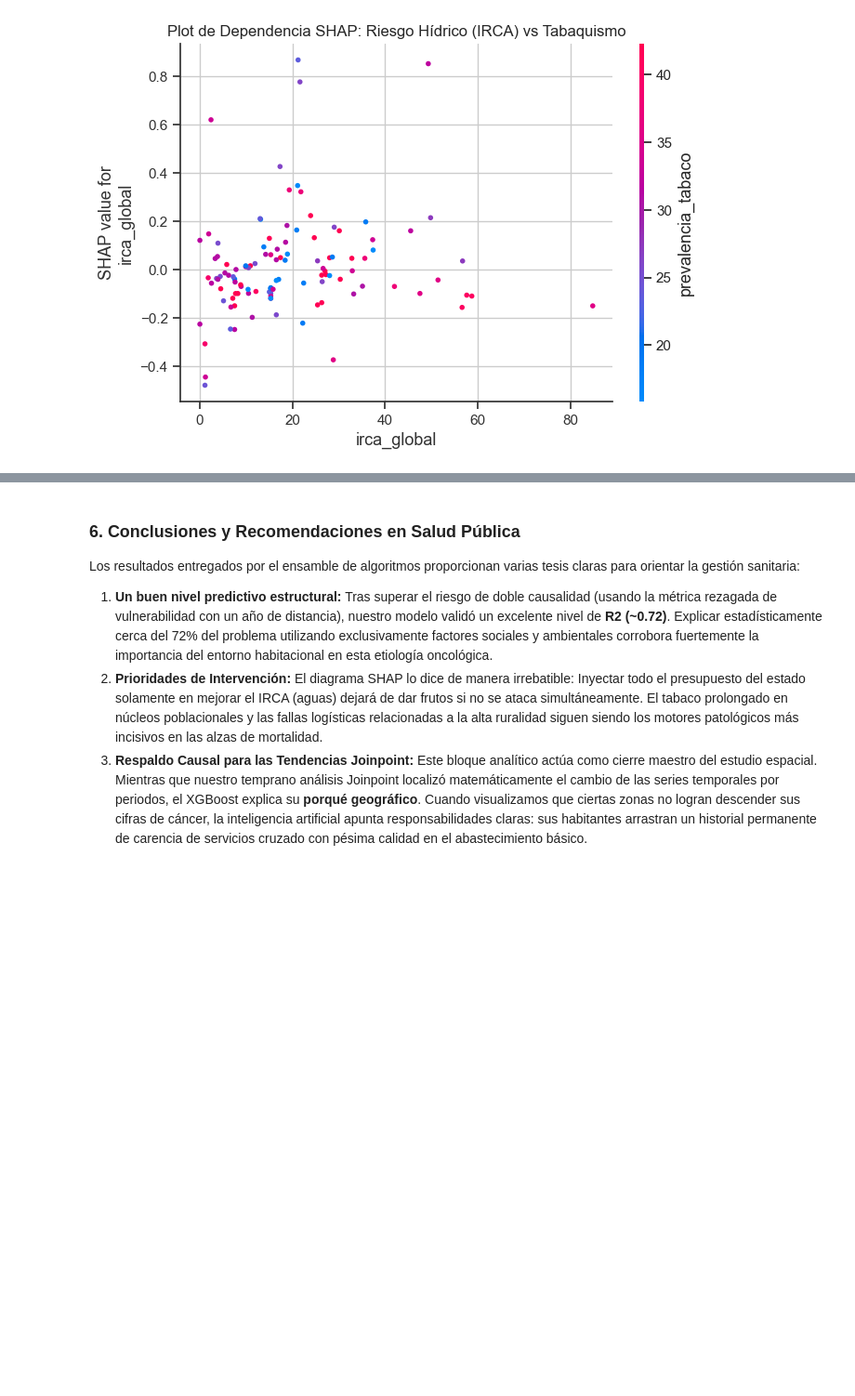
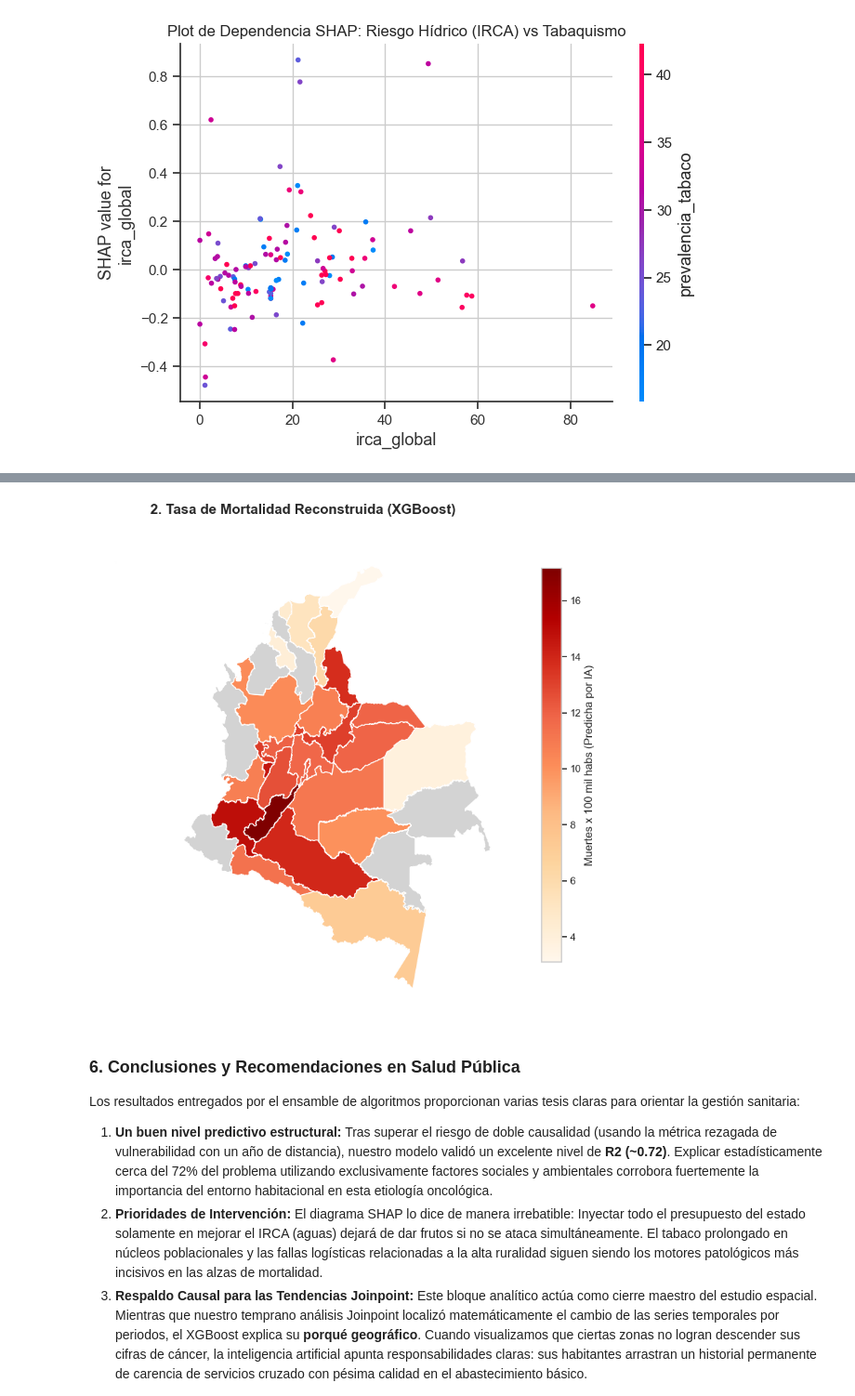
Before and after one commit to LasciaStare/Seminario, a Jupyter notebook: 5_modelo_xgboost.ipynb, the cells around one changed output, grey strips where cells are left out. Shown at 93% size. Cells and saved outputs as stored; diff of their text form; code cells hidden in the pictures; blank space fills up the shorter version.

```diff
--- a/5_modelo_xgboost.ipynb
+++ b/5_modelo_xgboost.ipynb
@@ -283,3 +332,15 @@ plt.show()
+# %%
+# --- SEGUNDO MAPA: TASA PREDICHA (XGBOOST) ---
+fig2, ax2 = plt.subplots(1, 1, figsize=(10, 8))
+mapa_merge.plot(column='Tasa_Predicha', ax=ax2, legend=True,
+                legend_kwds={'label': "Muertes x 100 mil habs (Predicha por IA)", 'shrink': 0.8},
+                cmap='OrRd', missing_kwds={'color': 'lightgrey', 'label': 'Sin Data'})
+ax2.set_title("2. Tasa de Mortalidad Reconstruida (XGBoost)", fontsize=15, fontweight="bold")
+ax2.axis('off')
+plt.tight_layout()
+plt.show()
+# %% [output]
+[figure, added]
 # %% [markdown]
 ### 6. Conclusiones y Recomendaciones en Salud Pública
 
```
Also changed, not shown: parts of 21 cells of this notebook.
